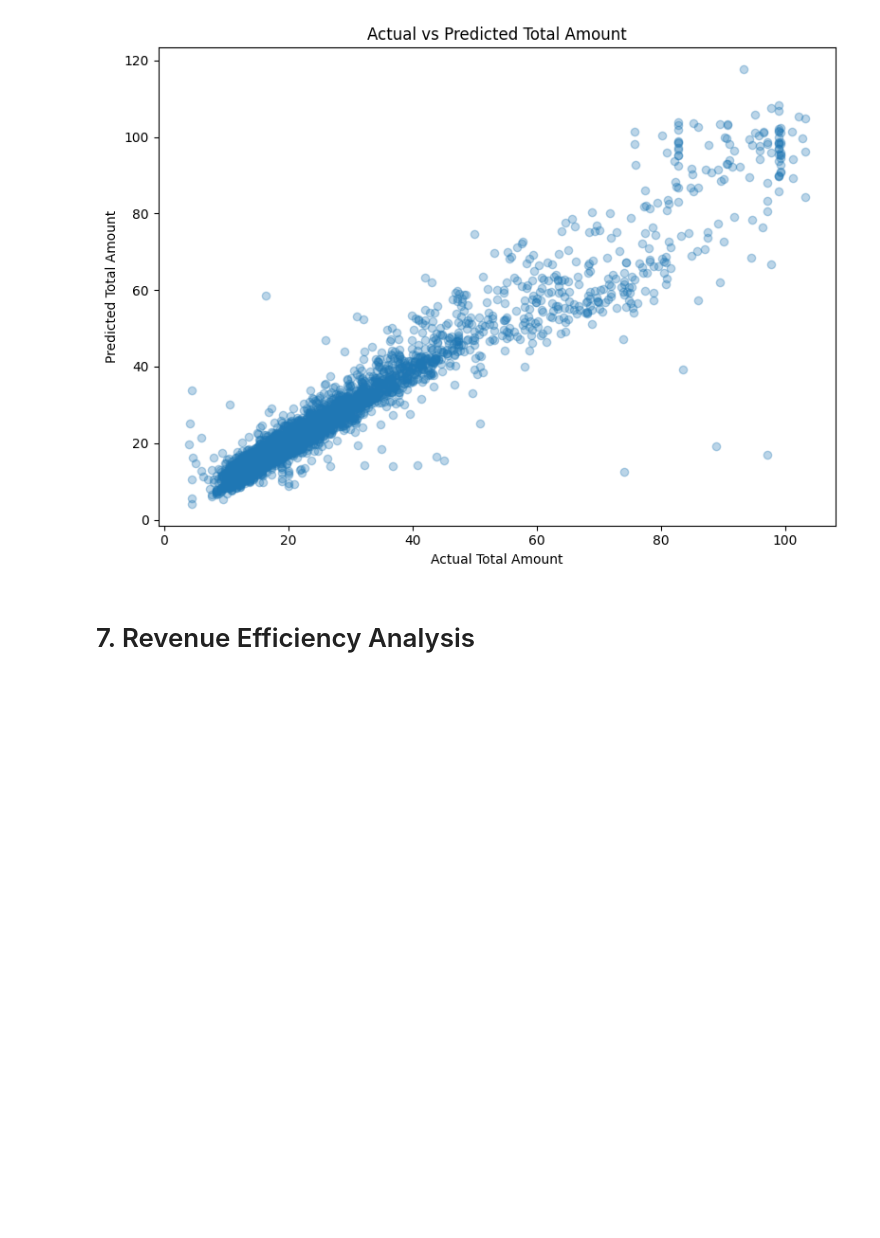
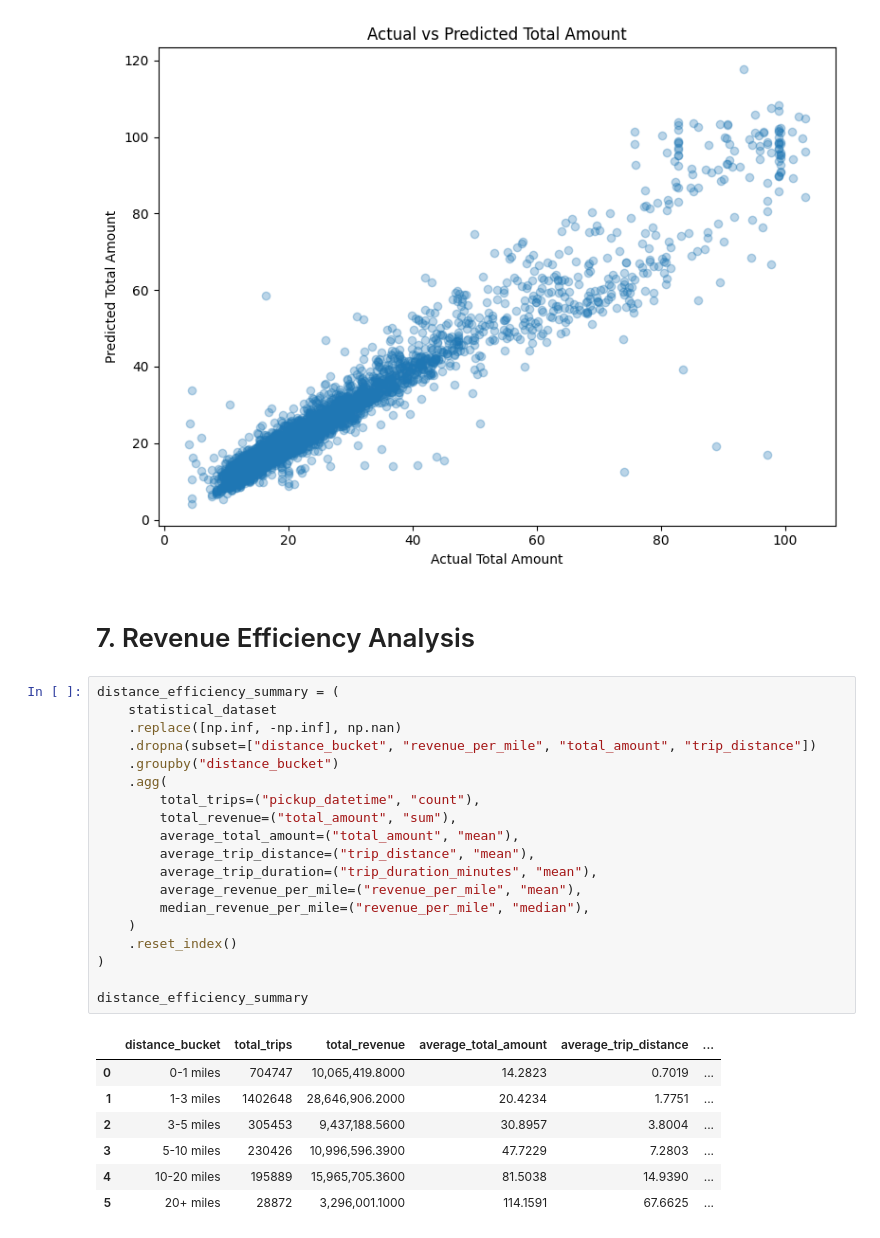
Before and after one commit to angelonels/NYCTaxiTripAnalytics, a Jupyter notebook: notebooks/04_statistical_analysis.ipynb, the cells around one changed output. Drawn from its saved outputs; the diff is of its cells as text; blank space fills up the shorter version.

Commit message:
Add documentation for revenue efficiency

```diff
--- a/notebooks/04_statistical_analysis.ipynb
+++ b/notebooks/04_statistical_analysis.ipynb
@@ -861,3 +861,30 @@ plt.show()
 [figure]
 # %% [markdown]
 # 7. Revenue Efficiency Analysis
+# %%
+distance_efficiency_summary = (
+    statistical_dataset
+    .replace([np.inf, -np.inf], np.nan)
+    .dropna(subset=["distance_bucket", "revenue_per_mile", "total_amount", "trip_distance"])
+    .groupby("distance_bucket")
+    .agg(
+        total_trips=("pickup_datetime", "count"),
+        total_revenue=("total_amount", "sum"),
+        average_total_amount=("total_amount", "mean"),
+        average_trip_distance=("trip_distance", "mean"),
+        average_trip_duration=("trip_duration_minutes", "mean"),
+        average_revenue_per_mile=("revenue_per_mile", "mean"),
+        median_revenue_per_mile=("revenue_per_mile", "median"),
+    )
+    .reset_index()
+)
+
+distance_efficiency_summary
+# %% [output]
+|  | distance_bucket | total_trips | total_revenue | average_total_amount | average_trip_distance | ... |
+| 0 | 0-1 miles | 704747 | 10,065,419.8000 | 14.2823 | 0.7019 | ... |
+| 1 | 1-3 miles | 1402648 | 28,646,906.2000 | 20.4234 | 1.7751 | ... |
+| 2 | 3-5 miles | 305453 | 9,437,188.5600 | 30.8957 | 3.8004 | ... |
+| 3 | 5-10 miles | 230426 | 10,996,596.3900 | 47.7229 | 7.2803 | ... |
+| 4 | 10-20 miles | 195889 | 15,965,705.3600 | 81.5038 | 14.9390 | ... |
+| 5 | 20+ miles | 28872 | 3,296,001.1000 | 114.1591 | 67.6625 | ... |
```
